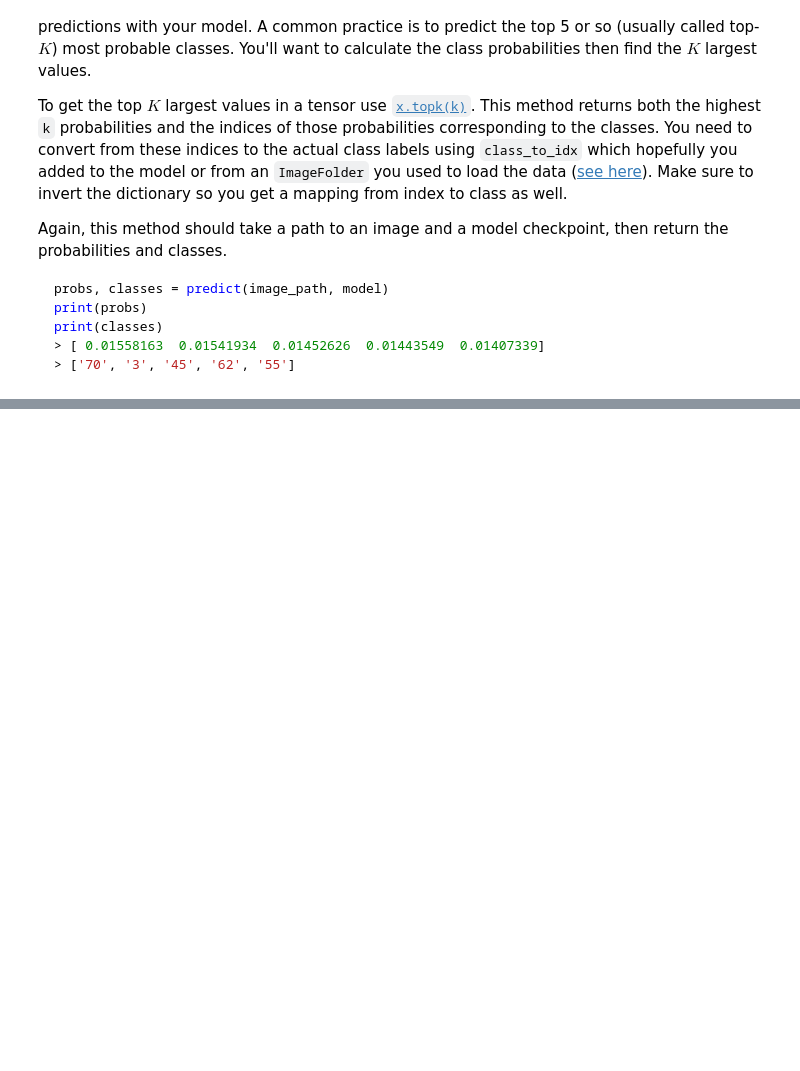
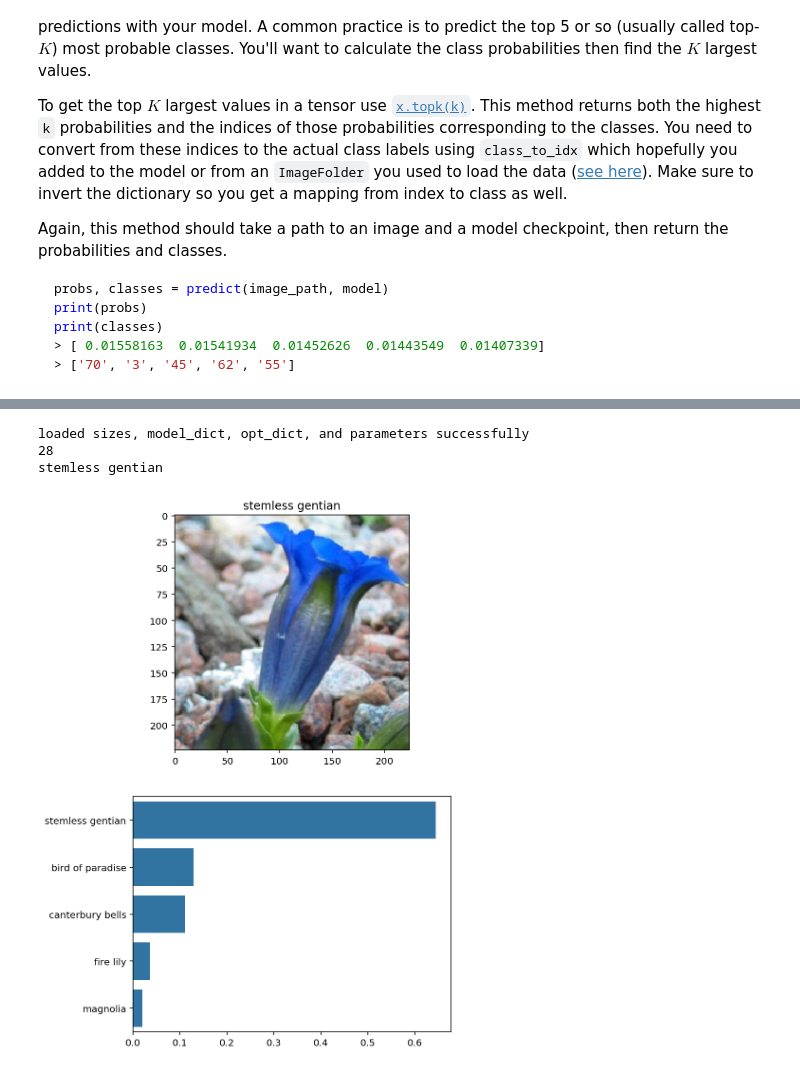
Before and after one commit to TamerKaratekin/aipnd-flower-classifier, a Jupyter notebook: Image Classifier Project.ipynb, the cells around one changed output, grey strips where cells are left out. Saved outputs shown, nothing was run; the diff lists cells and outputs as text; code cells hidden in the pictures; blank space fills up the shorter version.

Commit message:
fixed imshow mixing up with pyplot.imshow
basically fixed the entire predict function and the one following predict_sanity_check functions.

```diff
--- a/Image Classifier Project.ipynb
+++ b/Image Classifier Project.ipynb
@@ -91,7 +92,7 @@ import json
 
 with open('cat_to_name.json', 'r') as f:
     # a dictionary mapping the integer encoded categories to the actual names of the flowers
-    cat_to_name = json.load(f)
+    cat_to_flowers = json.load(f)
 # %% [markdown]
 # Building and training the classifier
 
@@ -137,5 +138,5 @@ classifier = nn.Sequential(OrderedDict([
 
 model.classifier = classifier
 model.class_to_idx = train_data.class_to_idx
-model.cat_to_name = cat_to_name
+model.cat_to_flowers = cat_to_flowers
 # %% [output]
@@ -273,6 +275,7 @@ print("Our model: \n\n", model, '\n')
 print("The state dict keys: \n\n", model.state_dict().keys())
 
 model.class_to_idx = train_data.class_to_idx
+model.cpu()
 # model.class_to_idx = image_datasets['train'].class_to_idx
 # states = {
 #    'input size' : input_size,
@@ -287,6 +290,7 @@ checkpoint = {'input_size': input_size,
               'output_size': output_size,
               'hidden_sizes': hidden_sizes,
               'class_to_idx': model.class_to_idx,
+              'cat_to_flowers': model.cat_to_flowers,
               'state_dict' : model.state_dict(),
               'opt_dict' : optimizer.state_dict()
              }
@@ -567,0 +581,44 @@ _ = axarr[1].set_xlabel('Probs')
+# %%
+# TODO: Display an image along with the top 5 classes
+
+def plot_sanity_check(image_path, model):
+    # Set up plot
+    plt.figure(figsize = (6,10))
+    ax = plt.subplot(2,1,1)
+
+    # Set up title
+    flower_num = image_path.split('/')[2]
+    print(flower_num)
+    flower_image_title = cat_to_flowers[flower_num]
+    print(flower_image_title)
+
+    # reading image as nparray
+    nd_img = process_image(image_path)
+    # print("1" + str(nd_img.shape))
+    # PyTorch tensors assume the color channel is the first dimension
+    # but matplotlib assumes is the third dimension
+    # pyt_image = nd_img.transpose((1, 2, 0))
+    # there was no need to change the dimensions as imshow function defined will take an ndarray
+    # print("2" + str(pyt_image.shape))
+
+    # Plot flower: note that imshow is different than pyplot.imshow
+    imshow(nd_img, ax, title=flower_image_title)
+
+    # Make prediction
+    probs, labs, flowers = predict(image_path, model, topk=5)
+    # Plot bar chart
+    plt.subplot(2,1,2)
+    sns.barplot(x=probs, y=flowers, color=sns.color_palette()[0])
+    plt.show()
+
+#image_path = 'test/28/image_05230.jpg'
+# plot_sanity_check(image_path, load_checkpoint('checkpoint.pth', gpu = True))
+
+
+image_path = 'flowers/test/28/image_05277.jpg'
+plot_sanity_check(image_path, load_checkpoint('checkpoint.pth', gpu = True))
+# %% [output]
+loaded sizes, model_dict, opt_dict, and parameters successfully
+28
+stemless gentian
+[figure, added]
```
Also changed, not shown: parts of 9 cells of this notebook.
